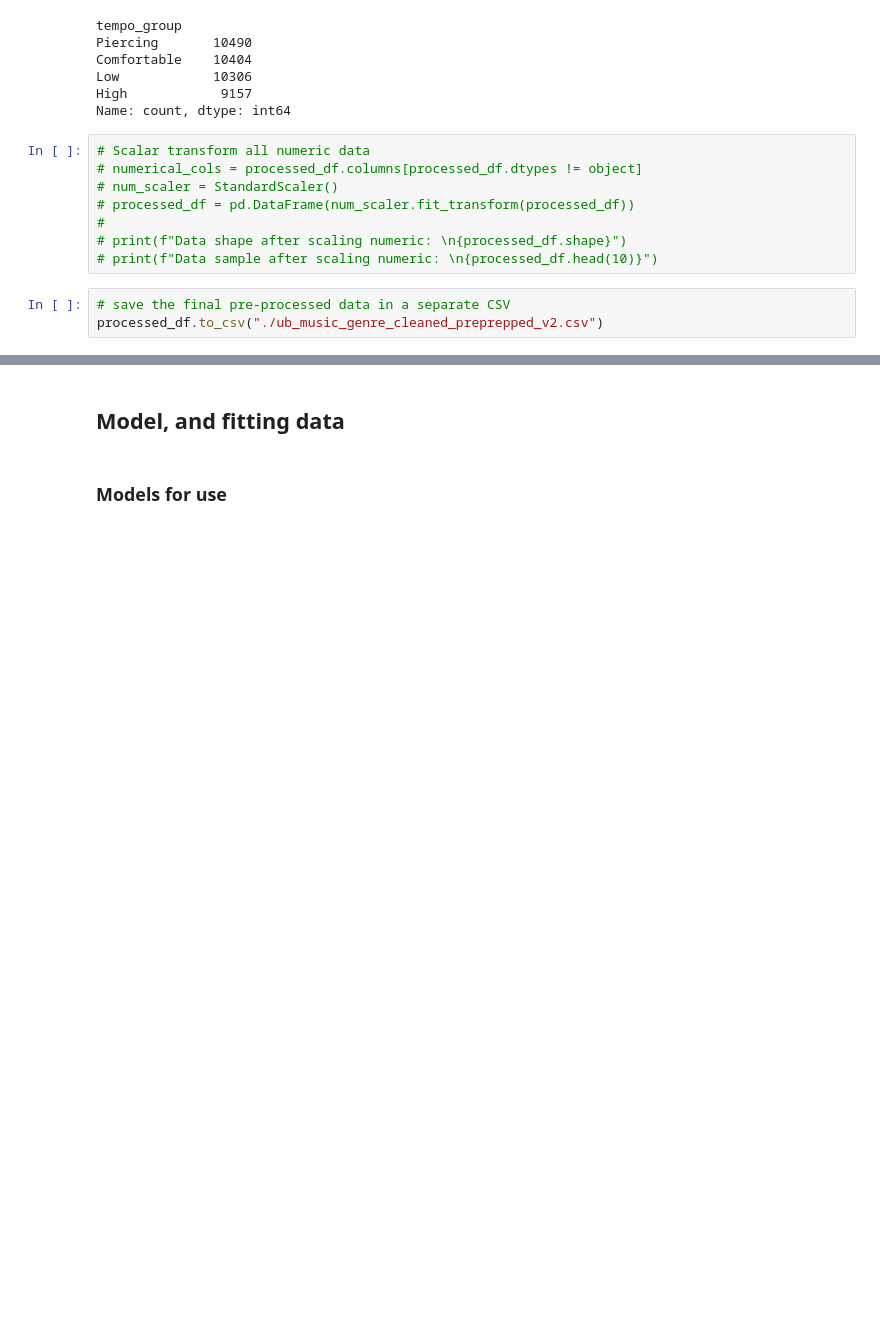
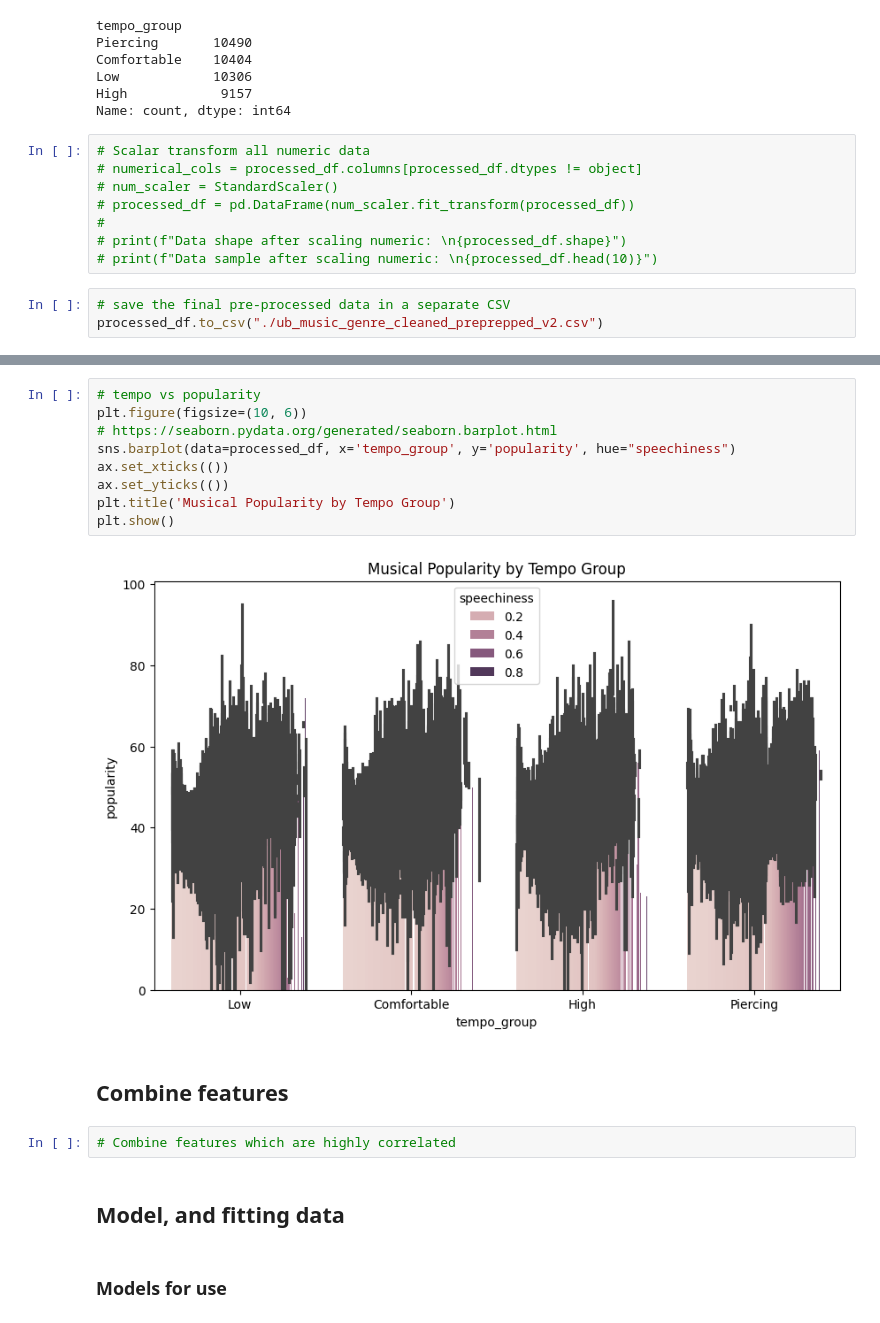
Before and after one commit to ssungan/music_ml, a Jupyter notebook: udita/recommendation_of_music.ipynb, the cells around one changed output, grey strips where cells are left out. Saved outputs shown, nothing was run; the diff lists cells and outputs as text; blank space fills up the shorter version.

```diff
--- a/udita/recommendation_of_music.ipynb
+++ b/udita/recommendation_of_music.ipynb
@@ -605,3 +633,18 @@ processed_df.to_csv("./ub_music_genre_cleaned_preprepped_v2.csv")
+# %%
+# tempo vs popularity
+plt.figure(figsize=(10, 6))
+# https://seaborn.pydata.org/generated/seaborn.barplot.html
+sns.barplot(data=processed_df, x='tempo_group', y='popularity', hue="speechiness")
+ax.set_xticks(())
+ax.set_yticks(())
+plt.title('Musical Popularity by Tempo Group')
+plt.show()
+# %% [output]
+[figure, added]
+# %% [markdown]
+## Combine features
+# %%
+# Combine features which are highly correlated
 # %% [markdown]
 ## Model, and fitting data
 # %% [markdown]
```
Also changed, not shown: parts of 3 cells of this notebook, 1 other file.
